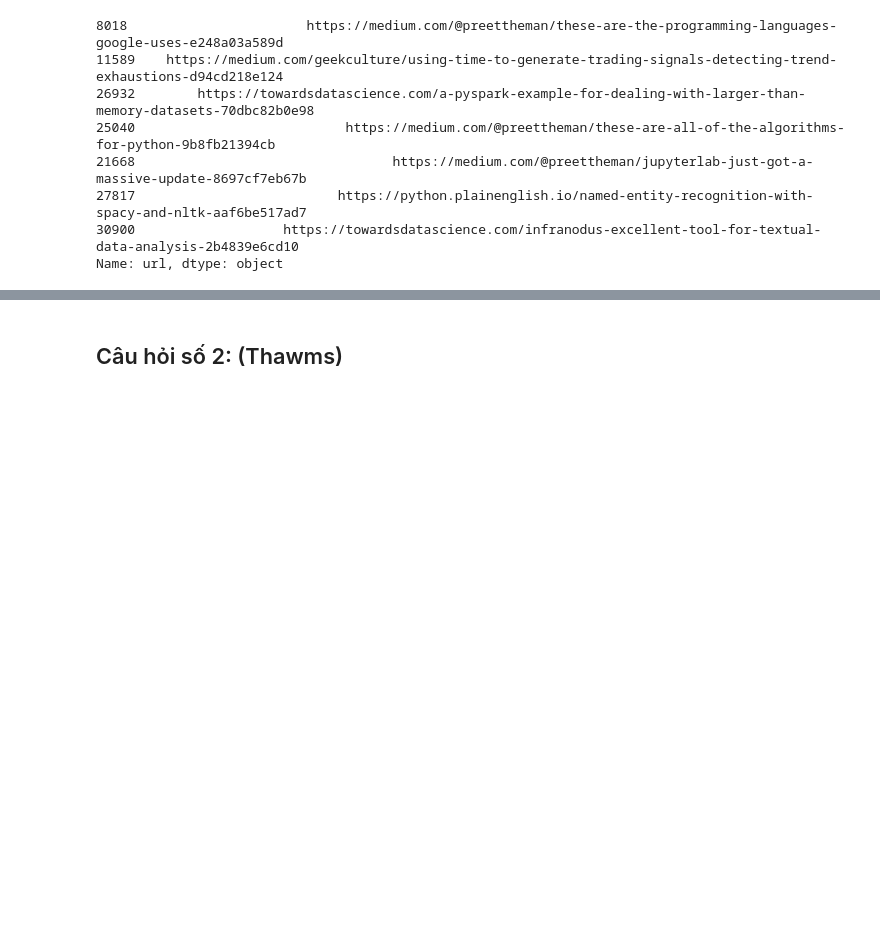
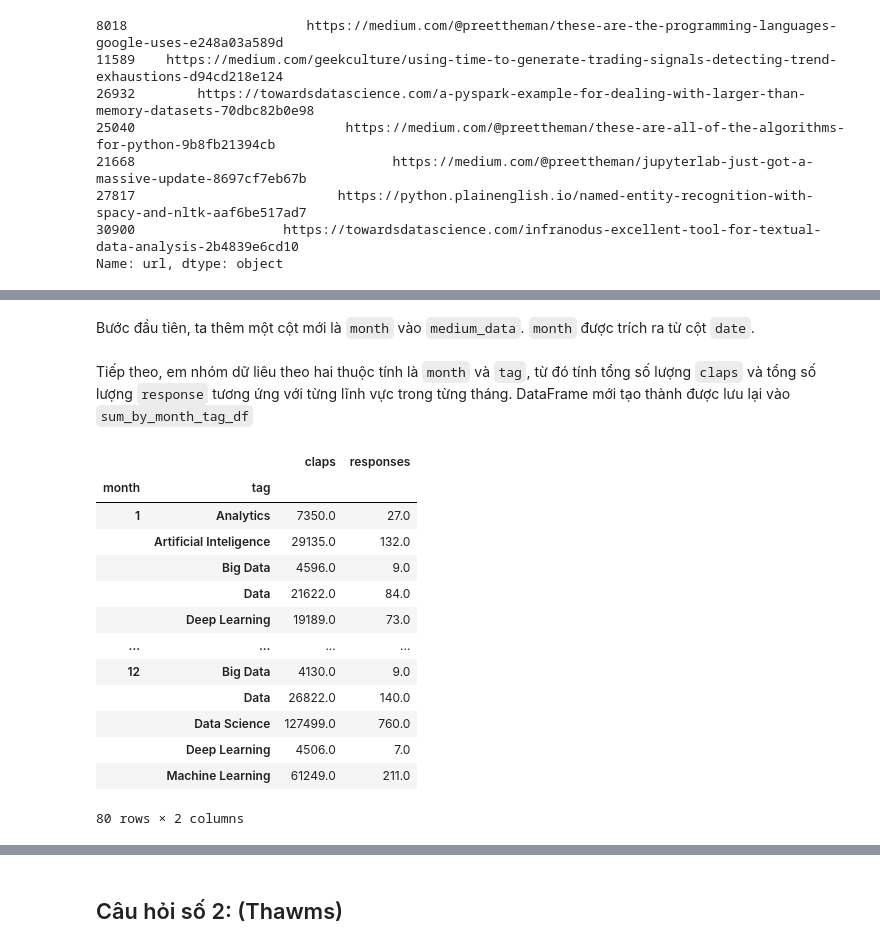
Before and after one commit to kenneth-nguyenn/P4DS_FinalProject, a Jupyter notebook: Source/Final Project.ipynb, the cells around one changed output, grey strips where cells are left out. Cells and saved outputs as stored; diff of their text form; code cells hidden in the pictures; blank space fills up the shorter version.

```diff
--- a/Source/Final Project.ipynb
+++ b/Source/Final Project.ipynb
@@ -528,0 +499,2 @@ new_df
+# %% [markdown]
+Bước đầu tiên, ta thêm một cột mới là `month` vào `medium_data`. `month` được trích ra từ cột `date`.
@@ -528,0 +503,22 @@ new_df
+# %% [markdown]
+Tiếp theo, em nhóm dữ liêu theo hai thuộc tính là `month` và `tag`, từ đó tính tổng số lượng `claps` và tổng số lượng `response` tương ứng với từng lĩnh vực trong từng tháng. DataFrame mới tạo thành được lưu lại vào `sum_by_month_tag_df`
+# %%
+sum_by_month_tag_df = medium_data.groupby(
+    ["month", "tag"]
+)[['claps', 'responses']].sum()
+sum_by_month_tag_df
+# %% [output]
+|  |  | claps | responses |
+| month | tag |  |  |
+| 1 | Analytics | 7350.0 | 27.0 |
+|  | Artificial Inteligence | 29135.0 | 132.0 |
+|  | Big Data | 4596.0 | 9.0 |
+|  | Data | 21622.0 | 84.0 |
+|  | Deep Learning | 19189.0 | 73.0 |
+| ... | ... | ... | ... |
+| 12 | Big Data | 4130.0 | 9.0 |
+|  | Data | 26822.0 | 140.0 |
+|  | Data Science | 127499.0 | 760.0 |
+|  | Deep Learning | 4506.0 | 7.0 |
+|  | Machine Learning | 61249.0 | 211.0 |
+80 rows × 2 columns
```
Also changed, not shown: parts of 33 cells of this notebook.
